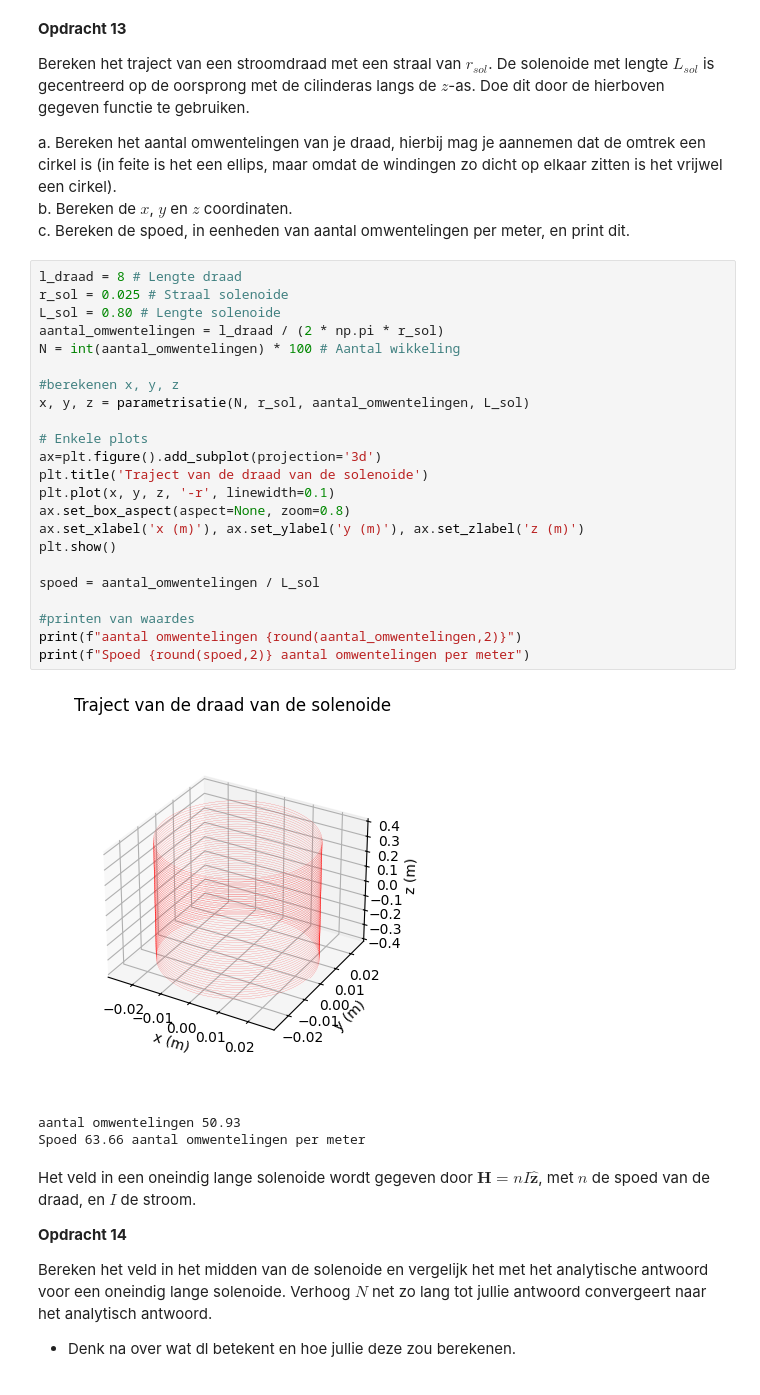
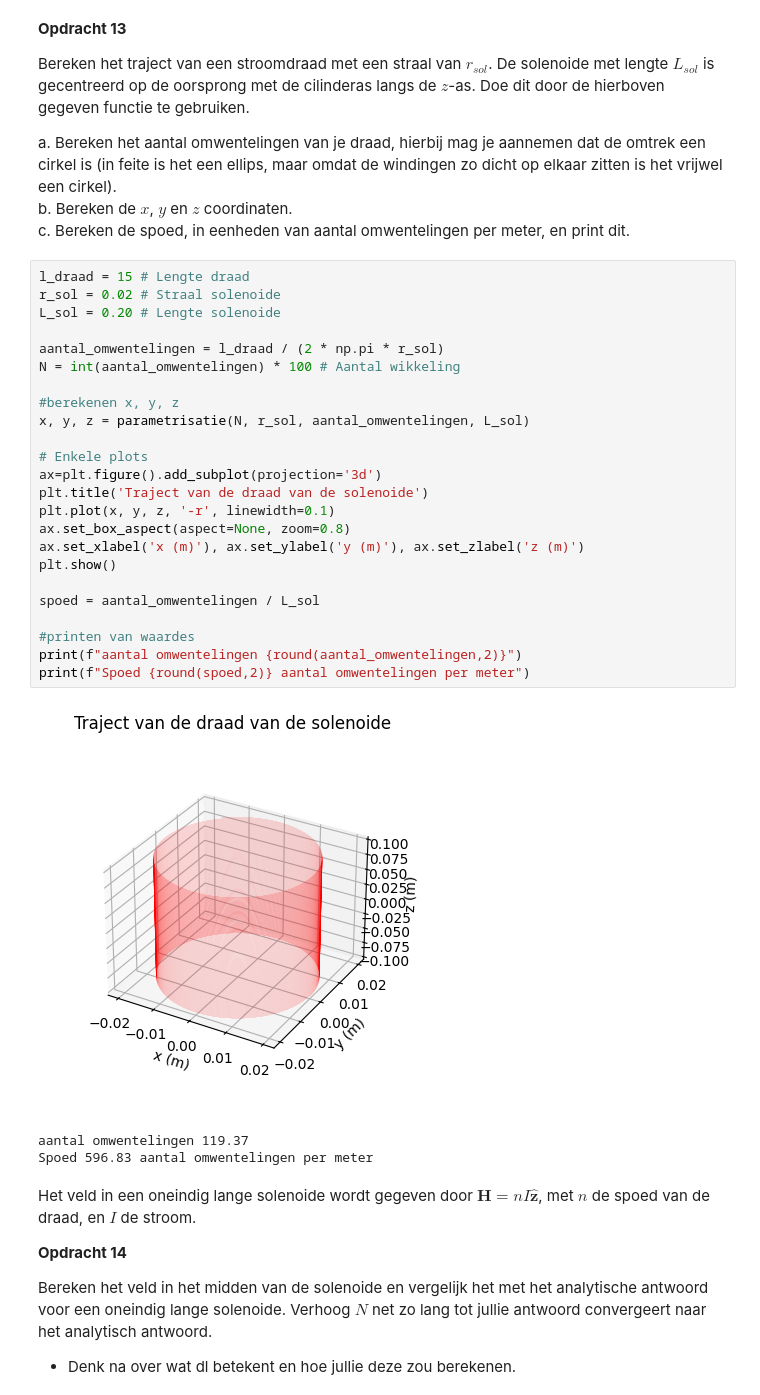
Before and after one commit to thaak123/THAAK-opdrachten-DEF-D, a Jupyter notebook: 2KrachtactuatorOpdracht/2KrachtactuatorOpdracht/KrachtactuatorOpdracht.ipynb, the cells around one changed output. Drawn from its saved outputs; the diff is of its cells as text.

```diff
--- a/2KrachtactuatorOpdracht/2KrachtactuatorOpdracht/KrachtactuatorOpdracht.ipynb
+++ b/2KrachtactuatorOpdracht/2KrachtactuatorOpdracht/KrachtactuatorOpdracht.ipynb
@@ -521,32 +521,33 @@ a. Bereken het aantal omwentelingen van je draad, hierbij mag je aannemen dat de
 b. Bereken de $x$, $y$ en $z$ coordinaten.\
 c. Bereken de spoed, in eenheden van aantal omwentelingen per meter, en print dit.
 # %%
-l_draad = 8 # Lengte draad
-r_sol = 0.025 # Straal solenoide
-L_sol = 0.80 # Lengte solenoide
+l_draad = 15 # Lengte draad
+r_sol = 0.02 # Straal solenoide
+L_sol = 0.20 # Lengte solenoide
+
 aantal_omwentelingen = l_draad / (2 * np.pi * r_sol)
 N = int(aantal_omwentelingen) * 100 # Aantal wikkeling
 
 #berekenen x, y, z
 x, y, z = parametrisatie(N, r_sol, aantal_omwentelingen, L_sol)
 
 # Enkele plots
 ax=plt.figure().add_subplot(projection='3d')
 plt.title('Traject van de draad van de solenoide')
 plt.plot(x, y, z, '-r', linewidth=0.1)
 ax.set_box_aspect(aspect=None, zoom=0.8)
 ax.set_xlabel('x (m)'), ax.set_ylabel('y (m)'), ax.set_zlabel('z (m)')
 plt.show()
 
 spoed = aantal_omwentelingen / L_sol
 
 #printen van waardes
 print(f"aantal omwentelingen {round(aantal_omwentelingen,2)}")
 print(f"Spoed {round(spoed,2)} aantal omwentelingen per meter")
 # %% [output]
-[figure, old version]
+[figure, new version]
-aantal omwentelingen 50.93
-Spoed 63.66 aantal omwentelingen per meter
+aantal omwentelingen 119.37
+Spoed 596.83 aantal omwentelingen per meter
 # %% [markdown]
 Het veld in een oneindig lange solenoide wordt gegeven door $\mathbf{H} = n I \hat{\mathbf{z}}$, met $n$ de spoed van de draad, en $I$ de stroom.
 
```
Also changed, not shown: parts of 6 cells of this notebook.
